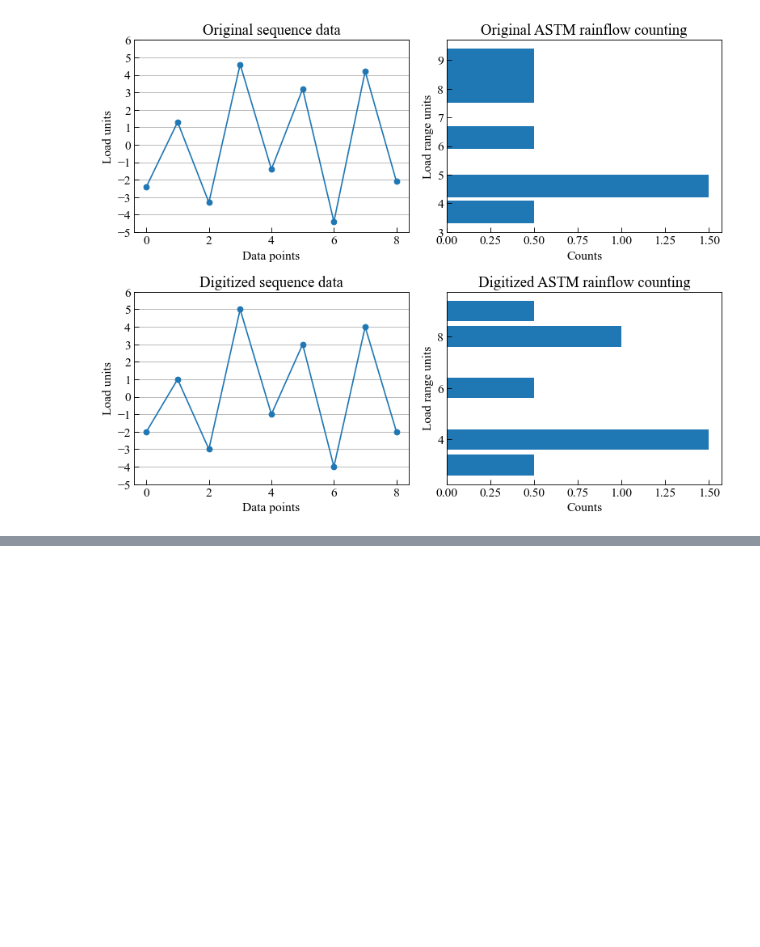
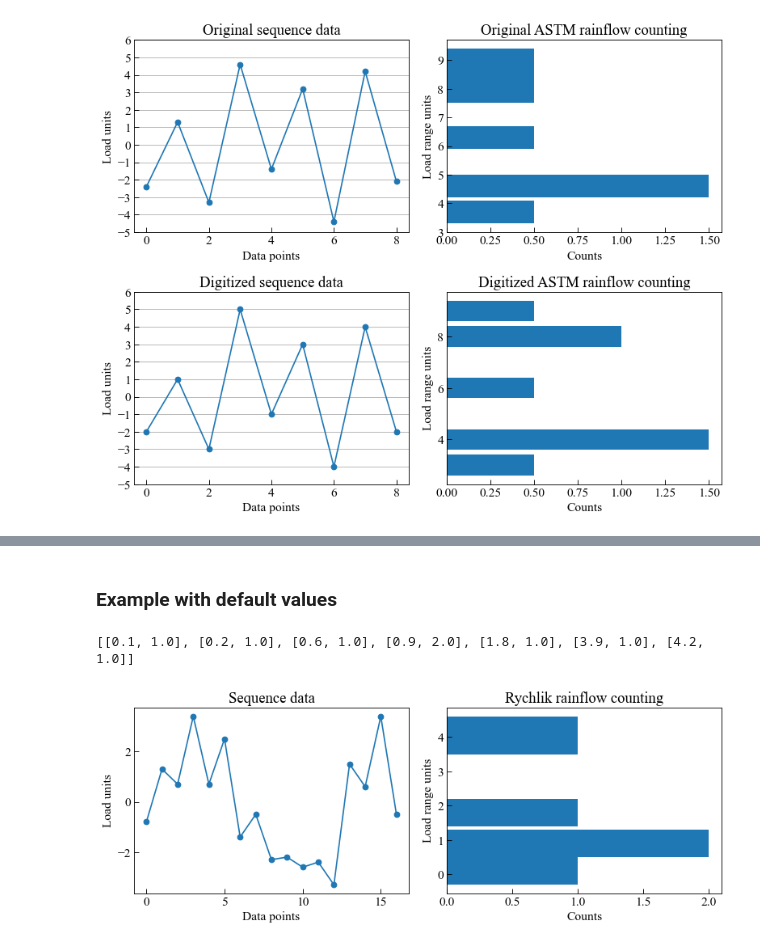
Before and after one commit to dpzhuX/ffpack, a Jupyter notebook: docs/source/load cycle counting.ipynb, the cells around one changed output, grey strips where cells are left out. Saved outputs shown, nothing was run; the diff lists cells and outputs as text; code cells hidden in the pictures; blank space fills up the shorter version.

```diff
--- a/docs/source/cycle counting methods.ipynb
+++ b/docs/source/load cycle counting.ipynb
@@ -10,7 +10,6 @@ import matplotlib.pyplot as plt
 import numpy as np
 
 plt.rcParams[ "figure.figsize" ] = [ 6, 4 ]
-plt.style.use( "default" )
 
 plt.rcParams[ "figure.dpi" ] = 80
 plt.rcParams[ "font.family" ] = "Times New Roman"
@@ -330,0 +405,35 @@ plt.show()
+# %% [markdown]
+### Example with default values
+# %%
+rychlikRfcSequenceData = [ -0.8, 1.3, 0.7, 3.4, 0.7, 2.5, -1.4, -0.5, -2.3,
+                   -2.2, -2.6, -2.4, -3.3, 1.5, 0.6, 3.4, -0.5 ]
+
+rychlikRfcCountingResults = rychlikRainflowCounting( rychlikRfcSequenceData )
+# %%
+print( rychlikRfcCountingResults )
+# %% [output]
+[[0.1, 1.0], [0.2, 1.0], [0.6, 1.0], [0.9, 2.0], [1.8, 1.0], [3.9, 1.0], [4.2, 1.0]]
+# %%
+fig, ( ax1, ax2 ) = plt.subplots( 1, 2, figsize=( 10, 4 ) )
+
+ax1.plot( rychlikRfcSequenceData, "o-" )
+
+ax1.tick_params( axis='x', direction="in", length=5 )
+ax1.tick_params( axis='y', direction="in", length=5 )
+ax1.set_ylabel( "Load units" )
+ax1.set_xlabel( "Data points" )
+ax1.set_title( "Sequence data" )
+
+ax2.barh( np.array( rychlikRfcCountingResults )[ :, 0 ],
+          np.array( rychlikRfcCountingResults )[ :, 1 ] )
+
+ax2.tick_params( axis='x', direction="in", length=5 )
+ax2.tick_params( axis='y', direction="in", length=5 )
+ax2.set_ylabel( "Load range units" )
+ax2.set_xlabel( "Counts" )
+ax2.set_title( "Rychlik rainflow counting" )
+
+plt.tight_layout()
+plt.show()
+# %% [output]
+[figure, added]
```
Also changed, not shown: parts of 47 cells of this notebook, 8 other files.
